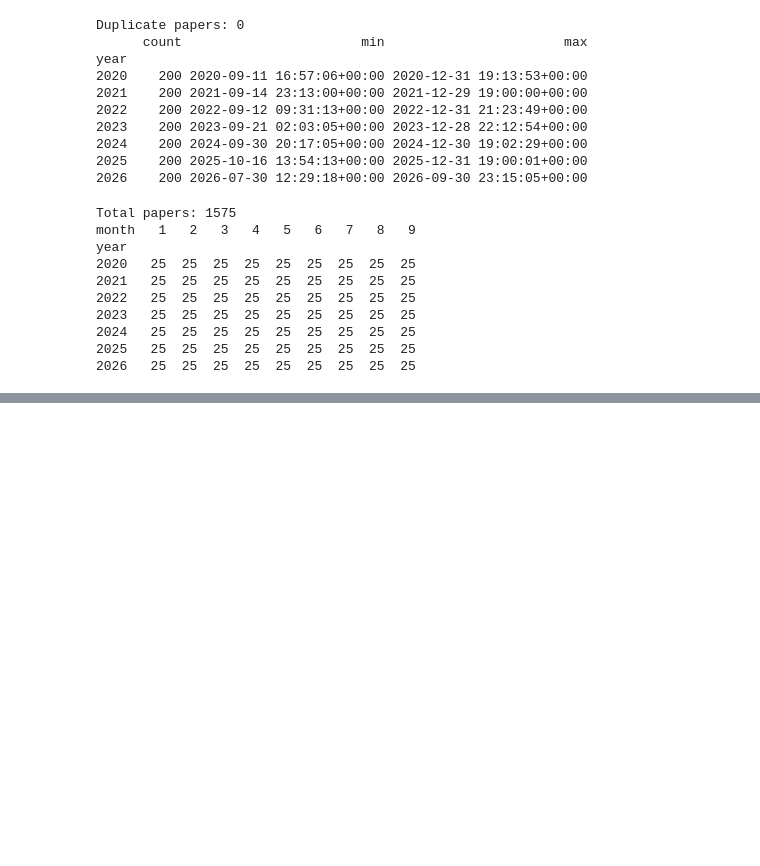
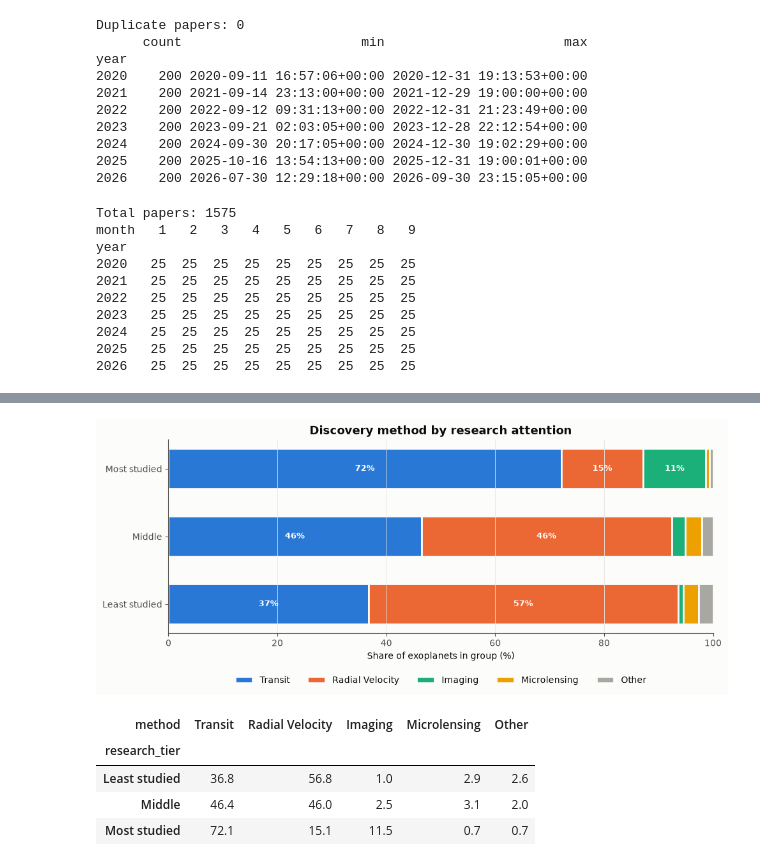
Before and after one commit to etu8924/CelestialCelebs, a Jupyter notebook: saanvi/research_papers.ipynb, the cells around one changed output, grey strips where cells are left out. Saved outputs shown, nothing was run; the diff lists cells and outputs as text; code cells hidden in the pictures; blank space fills up the shorter version.

```diff
--- a/saanvi/research_papers.ipynb
+++ b/saanvi/research_papers.ipynb
@@ -855,0 +1081,42 @@ year
+# %%
+# How was each group discovered?
+top_methods = props["discoverymethod"].value_counts().index[:4]
+props["method"] = props["discoverymethod"].where(props["discoverymethod"].isin(top_methods), "Other")
+
+method_share = (
+    pd.crosstab(props["research_tier"], props["method"], normalize="index") * 100
+).loc[["Least studied", "Middle", "Most studied"]]
+
+order = list(top_methods) + (["Other"] if "Other" in method_share.columns else [])
+method_share = method_share[order]
+
+fig, ax = plt.subplots(figsize=(10, 4.5))
+colors = ["#2a78d6", "#eb6834", "#1baf7a", "#eda100", "#a8a7a2"]
+left = np.zeros(len(method_share))
+for color, method in zip(colors, method_share.columns):
+    vals = method_share[method].values
+    ax.barh(method_share.index, vals, left=left, color=color, edgecolor="#fcfcfb",
+            linewidth=2, label=method, height=0.6)
+    for y, (l, v) in enumerate(zip(left, vals)):
+        if v >= 7:
+            ax.text(l + v / 2, y, f"{v:.0f}%", ha="center", va="center", color="white",
+                    fontsize=9, fontweight="bold")
+    left += vals
+
+ax.set_xlim(0, 100)
+ax.set_xlabel("Share of exoplanets in group (%)")
+ax.set_title("Discovery method by research attention")
+ax.legend(ncol=len(order), loc="upper center", bbox_to_anchor=(0.5, -0.18), frameon=False)
+ax.grid(axis="y", visible=False)
+plt.tight_layout()
+plt.savefig(FIG_DIR / "discovery_method_by_research_tier.png", dpi=300)
+plt.show()
+
+method_share.round(1)
+# %% [output]
+[figure, added]
+| method | Transit | Radial Velocity | Imaging | Microlensing | Other |
+| research_tier |  |  |  |  |  |
+| Least studied | 36.8 | 56.8 | 1.0 | 2.9 | 2.6 |
+| Middle | 46.4 | 46.0 | 2.5 | 3.1 | 2.0 |
+| Most studied | 72.1 | 15.1 | 11.5 | 0.7 | 0.7 |
```
Also changed, not shown: parts of 21 cells of this notebook, 9 other files.
